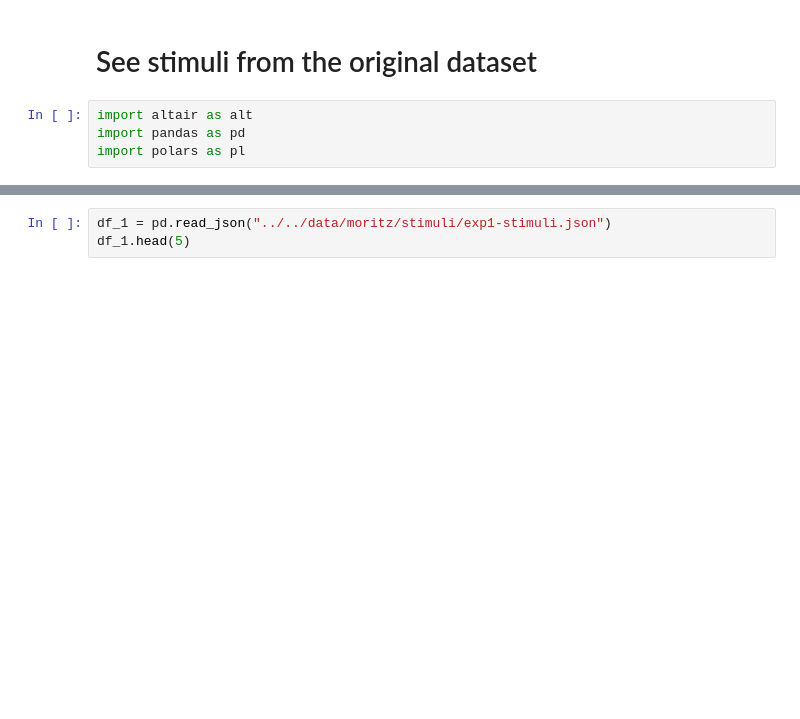
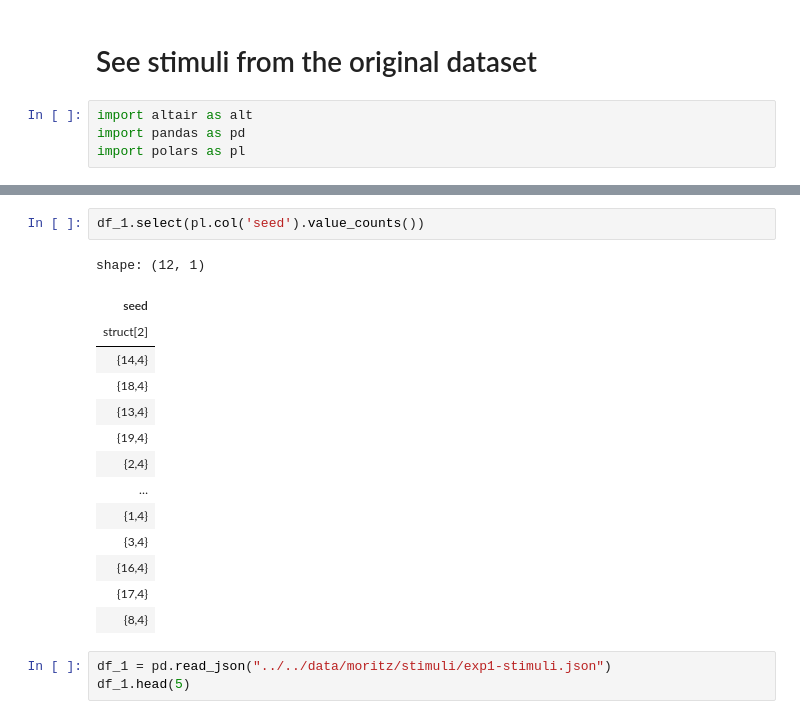
Before and after one commit to mika-long/vis-decode-analysis, a Jupyter notebook: analysis/moritz/Stimuli.ipynb, the cells around one changed output, grey strips where cells are left out. Saved outputs shown, nothing was run; the diff lists cells and outputs as text; blank space fills up the shorter version.

```diff
--- a/analysis/moritz/Stimuli.ipynb
+++ b/analysis/moritz/Stimuli.ipynb
@@ -34,3 +63,20 @@ shape: (1, 1)
+# %%
+df_1.select(pl.col('seed').value_counts())
+# %% [output]
+shape: (12, 1)
+| seed |
+| struct[2] |
+| {14,4} |
+| {18,4} |
+| {13,4} |
+| {19,4} |
+| {2,4} |
+| … |
+| {1,4} |
+| {3,4} |
+| {16,4} |
+| {17,4} |
+| {8,4} |
 # %%
 df_1 = pd.read_json("../../data/moritz/stimuli/exp1-stimuli.json")
 df_1.head(5)
```
Also changed, not shown: parts of 9 cells of this notebook, 1 other file.
